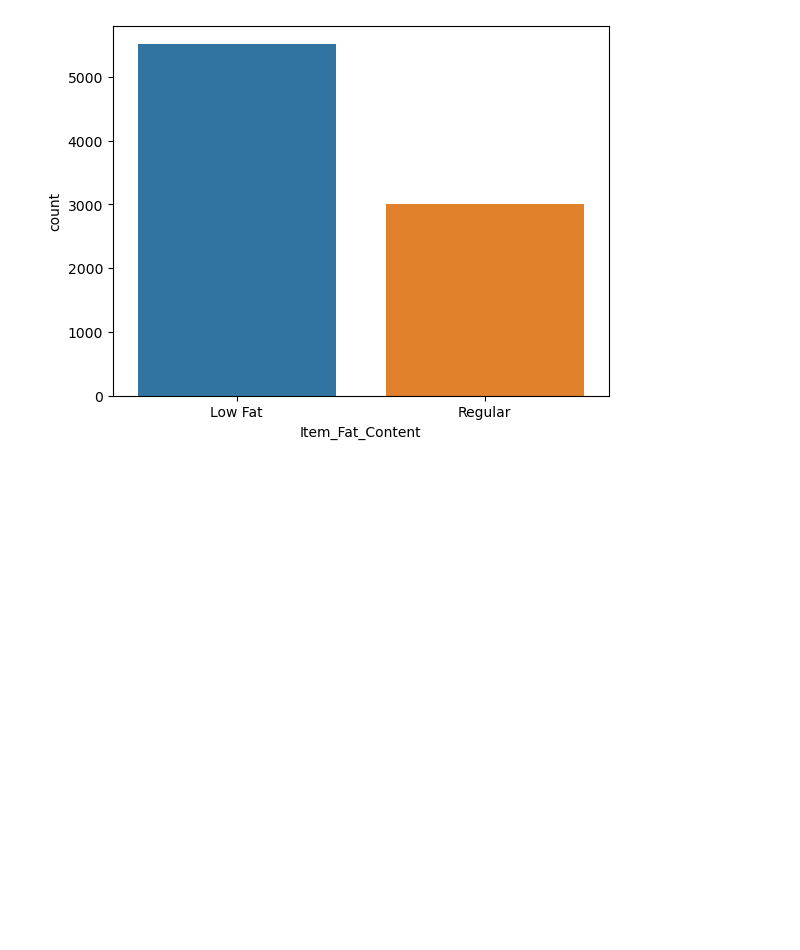
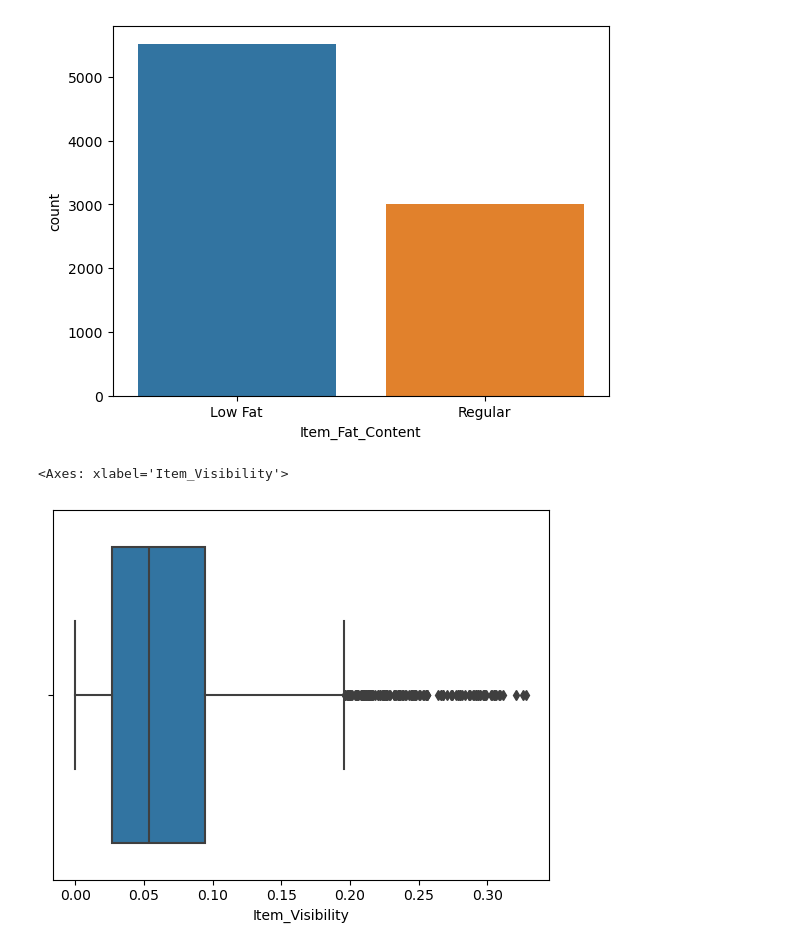
Before and after one commit to UTSAVMONDAL31/Bigmart-Prediction-Model, a Jupyter notebook: Bigmart Sales Prediction.ipynb, the cells around one changed output. Cells and saved outputs as stored; diff of their text form; code cells hidden in the pictures; blank space fills up the shorter version.

```diff
--- a/Bigmart Sales Prediction.ipynb
+++ b/Bigmart Sales Prediction.ipynb
@@ -422,3 +424,8 @@ sns.countplot(x = train_data["Item_Fat_Content"], data = train_data)
 # %% [output]
 <Axes: xlabel='Item_Fat_Content', ylabel='count'>
 [figure]
+# %%
+sns.boxplot(x = train_data["Item_Visibility"])
+# %% [output]
+<Axes: xlabel='Item_Visibility'>
+[figure, added]
```
Also changed, not shown: parts of 17 cells of this notebook.
